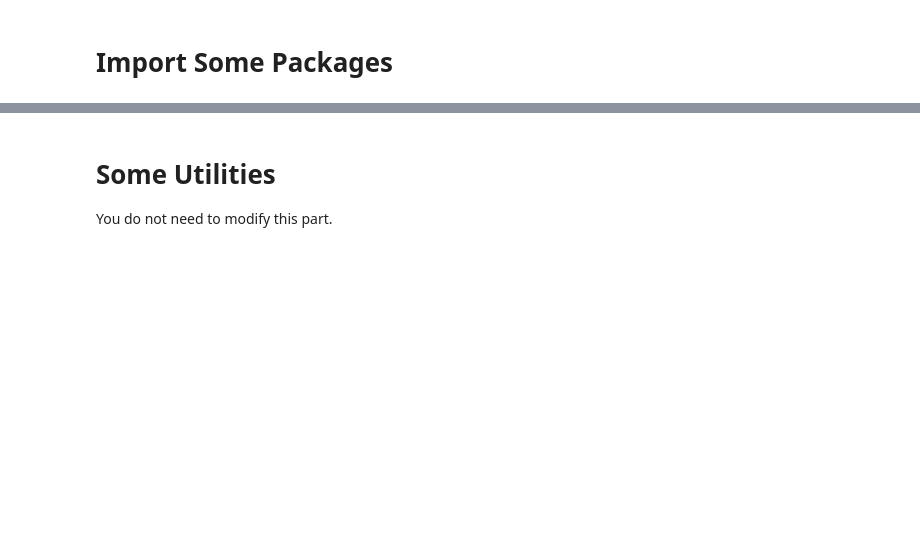
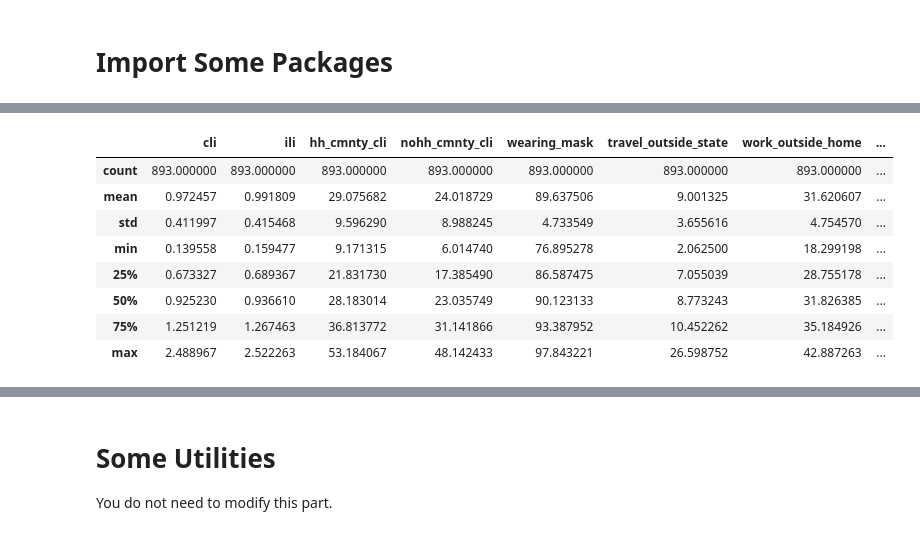
Before and after one commit to Arrebol2020/MachineLearning_LGY21Spring, a Jupyter notebook: hw1/ML2021Spring_HW1.ipynb, the cells around one changed output, grey strips where cells are left out. Cells and saved outputs as stored; diff of their text form; code cells hidden in the pictures; blank space fills up the shorter version.

```diff
--- a/hw1/ML2021Spring_HW1.ipynb
+++ b/hw1/ML2021Spring_HW1.ipynb
@@ -60,0 +169,12 @@ if torch.cuda.is_available():
+# %%
+data_tt.iloc[:, 40:].describe() # 查看测试集数据分布，并和训练集数据分布对比，两者特征之间数据分布差异不是很大
+# %% [output]
+|  | cli | ili | hh_cmnty_cli | nohh_cmnty_cli | wearing_mask | travel_outside_state | work_outside_home | ... |
+| count | 893.000000 | 893.000000 | 893.000000 | 893.000000 | 893.000000 | 893.000000 | 893.000000 | ... |
+| mean | 0.972457 | 0.991809 | 29.075682 | 24.018729 | 89.637506 | 9.001325 | 31.620607 | ... |
+| std | 0.411997 | 0.415468 | 9.596290 | 8.988245 | 4.733549 | 3.655616 | 4.754570 | ... |
+| min | 0.139558 | 0.159477 | 9.171315 | 6.014740 | 76.895278 | 2.062500 | 18.299198 | ... |
+| 25% | 0.673327 | 0.689367 | 21.831730 | 17.385490 | 86.587475 | 7.055039 | 28.755178 | ... |
+| 50% | 0.925230 | 0.936610 | 28.183014 | 23.035749 | 90.123133 | 8.773243 | 31.826385 | ... |
+| 75% | 1.251219 | 1.267463 | 36.813772 | 31.141866 | 93.387952 | 10.452262 | 35.184926 | ... |
+| max | 2.488967 | 2.522263 | 53.184067 | 48.142433 | 97.843221 | 26.598752 | 42.887263 | ... |
```
Also changed, not shown: parts of 26 cells of this notebook.
